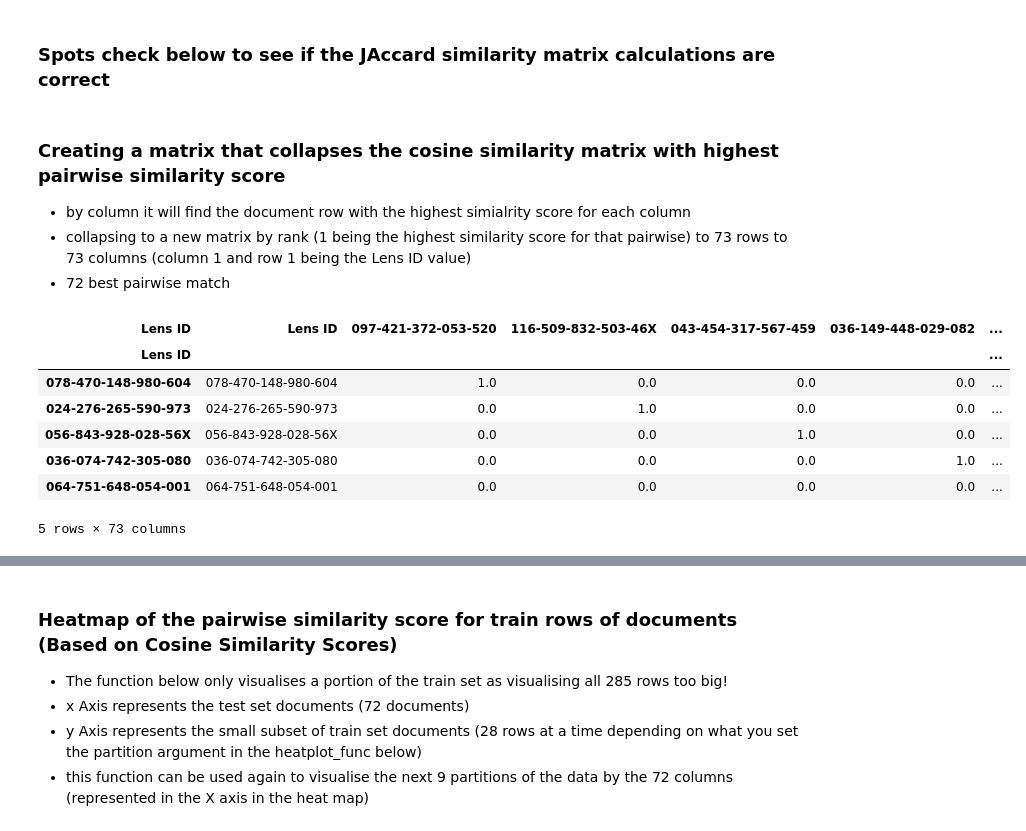
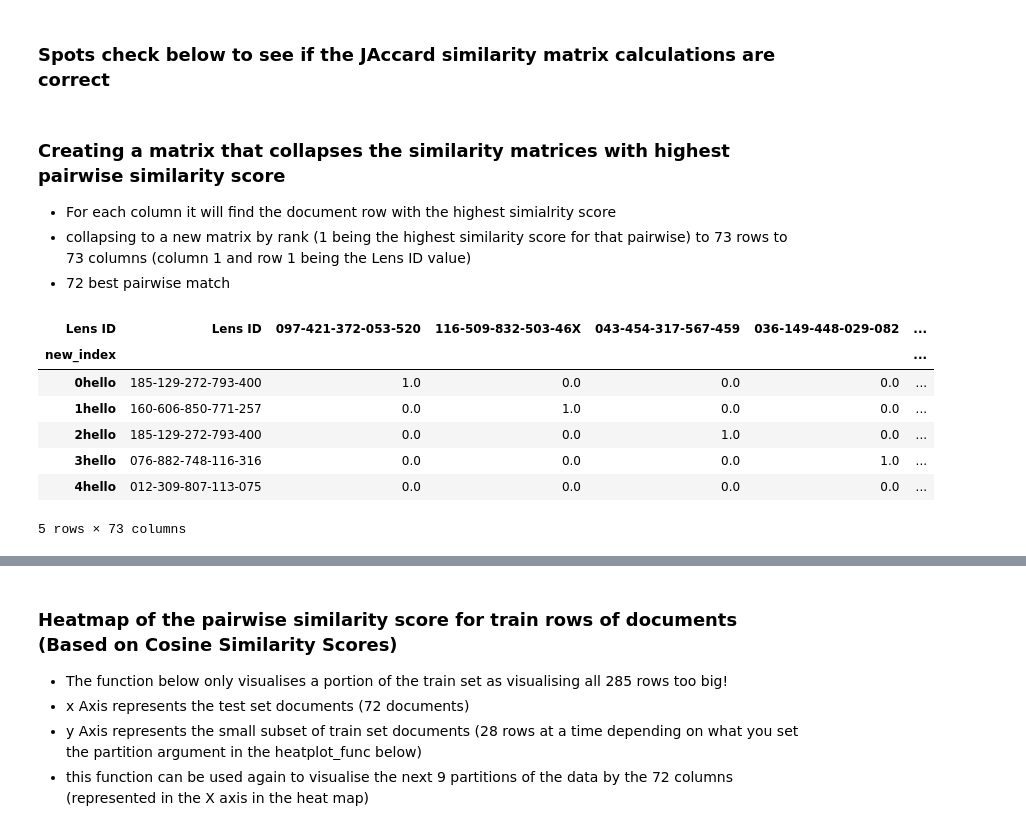
Before and after one commit to andymccall896/Journal_managementNP, a Jupyter notebook: 02-Python Scripts - Data Wrangling/Development/Text_data_wrangling_dev.ipynb, the cells around one changed output, grey strips where cells are left out. Drawn from its saved outputs; the diff is of its cells as text; code cells hidden in the pictures.

```diff
--- a/02-Python Scripts - Data Wrangling/Development/Text_data_wrangling_dev.ipynb
+++ b/02-Python Scripts - Data Wrangling/Development/Text_data_wrangling_dev.ipynb
@@ -376,8 +502,8 @@ test_matrix_hamming_df
 distance.hamming(x_test[x_test.index =='116-509-832-503-46X'],x_train[x_train.index =='122-703-378-850-053'])
 distance.hamming(x_test[x_test.index =='116-509-832-503-46X'],x_train[x_train.index =='024-276-265-590-973'])
 # %% [markdown]
-### Creating a matrix that collapses the cosine similarity matrix with highest pairwise similarity score
-* by column it will find the document row with the highest simialrity score for each column
+### Creating a matrix that collapses the  similarity matrices with highest pairwise similarity score
+* For each column it will find the document row with the highest simialrity score
 * collapsing to a new matrix by rank (1 being the highest similarity score for that pairwise) to 73 rows to 73 columns (column 1 and row 1 being the Lens ID value)
 * 72 best pairwise match
 # %%
@@ -416,6 +542,37 @@ for cols in rank_cols:
 rank_matrix_cosine_df_final = pd.concat(lst).fillna(0)
 rank_matrix_cosine_df_final.to_csv(r"C:\Users\andym\Desktop\Datafancy\Journal_managementNP\03-test_datasets\rank_matrix_cosine_df_final.csv")
 
+#########################################################################
+#################### hamming
+import numpy as np
+rank_matrix_hamming_df = pd.DataFrame()
+test_matrix_hamming_df['Lens ID'] = test_matrix_hamming_df.index
+rank_matrix_hamming_df['Lens ID'] = test_matrix_hamming_df.index
+test_columns = test_matrix_hamming_df.columns[test_matrix_hamming_df.columns != 'Lens ID']
+
+##########################################################################################
+#for cols in test_columns:
+#    rank_matrix_cosine_df = pd.DataFrame(test_matrix_cosine_df[test_columns].rank(method = 'first', ascending = False))
+#### The list comprehension way!! Probs not apropriate
+rank_matrix_hamming_df = [pd.DataFrame(test_matrix_hamming_df[test_columns].rank(method = 'first', ascending = False)) for i in test_columns][1]
+#rank_matrix_cosine_df.columns = 'Rank_' + rank_matrix_cosine_df.columns.values
+
+##### get pairwise with highest similarity score
+##### 1 is for best pairwise match based on similarity score or otherwise 0
+
+##### Cosine similarity rank matrix
+lst = []
+rank_cols = rank_matrix_hamming_df.columns
+
+rank_matrix_hamming_df['Lens ID'] = test_matrix_hamming_df.index
+
+for cols in rank_cols:
+    lst.append(rank_matrix_hamming_df[['Lens ID',cols]].loc[rank_matrix_hamming_df[cols] == 1])
+
+rank_matrix_hamming_df_final = pd.concat(lst).fillna(0)
+
+rank_matrix_hamming_df.to_csv(r"C:\Users\andym\Desktop\Datafancy\Journal_managementNP\03-test_datasets\rank_matrix_hamming_df.csv")
+
 ########################################################
 ######################### Hamming ######################
 
@@ -449,12 +606,12 @@ for id,i in enumerate(lst):
 pd.concat(lst2)
 
 rank_matrix_hamming_df = pd.concat(lst2).fillna(0)
-rank_matrix_hamming_df.to_csv(r"C:\Users\andym\Desktop\Datafancy\Journal_managementNP\03-test_datasets\test_matrix_hamming_df.csv")
+rank_matrix_hamming_df.to_csv(r"C:\Users\andym\Desktop\Datafancy\Journal_managementNP\03-test_datasets\rank_matrix_hamming_df_final.csv")
 
 
 ########################################################
 ######################### Jaccard ######################
-jaccard
+
 rank_matrix_jaccard_df = pd.DataFrame()
 rank_matrix_jaccard_df['Lens ID'] = test_matrix_jaccard_df.index
 rank_matrix_jaccard_df.index = test_matrix_jaccard_df.index
@@ -462,39 +619,41 @@ test_columns = test_matrix_jaccard_df.columns[test_matrix_jaccard_df.columns !=
 
 ##### Hamming similarity rank matrix
 #### The list comprehension way!! Probs not apropriate
 rank_matrix_jaccard_df = [pd.DataFrame(test_matrix_jaccard_df[test_columns].rank(method = 'first', ascending = False)) for i in test_columns][1]
 
 lst = []
 rank_cols = test_matrix_jaccard_df.columns
 
 rank_matrix_jaccard_df['Lens ID'] = test_matrix_jaccard_df.index
 
 for cols in rank_cols:
     lst.append(rank_matrix_jaccard_df[['Lens ID',cols]].loc[rank_matrix_jaccard_df[cols] == 1])
 
 for i in range(len(lst)):
     lst[i]['new_index'] = str(i) + "hello"
     lst[i].set_index(['new_index'], inplace = True)
 
 lst2 = []
 for id,i in enumerate(lst):
     if not i.empty:
         lst2.append(i)
     else:
         pass
 pd.concat(lst2)
 
 
 rank_matrix_jaccard_df = pd.concat(lst2).fillna(0)
-rank_matrix_jaccard_df.to_csv(r"C:\Users\andym\Desktop\Datafancy\Journal_managementNP\03-test_datasets\test_matrix_hamming_df.csv")
+rank_matrix_jaccard_df.to_csv(r"C:\Users\andym\Desktop\Datafancy\Journal_managementNP\03-test_datasets\rank_matrix_Jaccard_df_final.csv")
 
-rank_matrix_jaccard_df_final.head()
+rank_matrix_jaccard_df.head()
+
+###### make a note that this has been checked
 # %% [output]
 | Lens ID | Lens ID | 097-421-372-053-520 | 116-509-832-503-46X | 043-454-317-567-459 | 036-149-448-029-082 | ... |
-| Lens ID |  |  |  |  |  | ... |
-| 078-470-148-980-604 | 078-470-148-980-604 | 1.0 | 0.0 | 0.0 | 0.0 | ... |
-| 024-276-265-590-973 | 024-276-265-590-973 | 0.0 | 1.0 | 0.0 | 0.0 | ... |
-| 056-843-928-028-56X | 056-843-928-028-56X | 0.0 | 0.0 | 1.0 | 0.0 | ... |
-| 036-074-742-305-080 | 036-074-742-305-080 | 0.0 | 0.0 | 0.0 | 1.0 | ... |
-| 064-751-648-054-001 | 064-751-648-054-001 | 0.0 | 0.0 | 0.0 | 0.0 | ... |
+| new_index |  |  |  |  |  | ... |
+| 0hello | 185-129-272-793-400 | 1.0 | 0.0 | 0.0 | 0.0 | ... |
+| 1hello | 160-606-850-771-257 | 0.0 | 1.0 | 0.0 | 0.0 | ... |
+| 2hello | 185-129-272-793-400 | 0.0 | 0.0 | 1.0 | 0.0 | ... |
+| 3hello | 076-882-748-116-316 | 0.0 | 0.0 | 0.0 | 1.0 | ... |
+| 4hello | 012-309-807-113-075 | 0.0 | 0.0 | 0.0 | 0.0 | ... |
 5 rows × 73 columns
```
Also changed, not shown: parts of 14 cells of this notebook, 14 other files.
